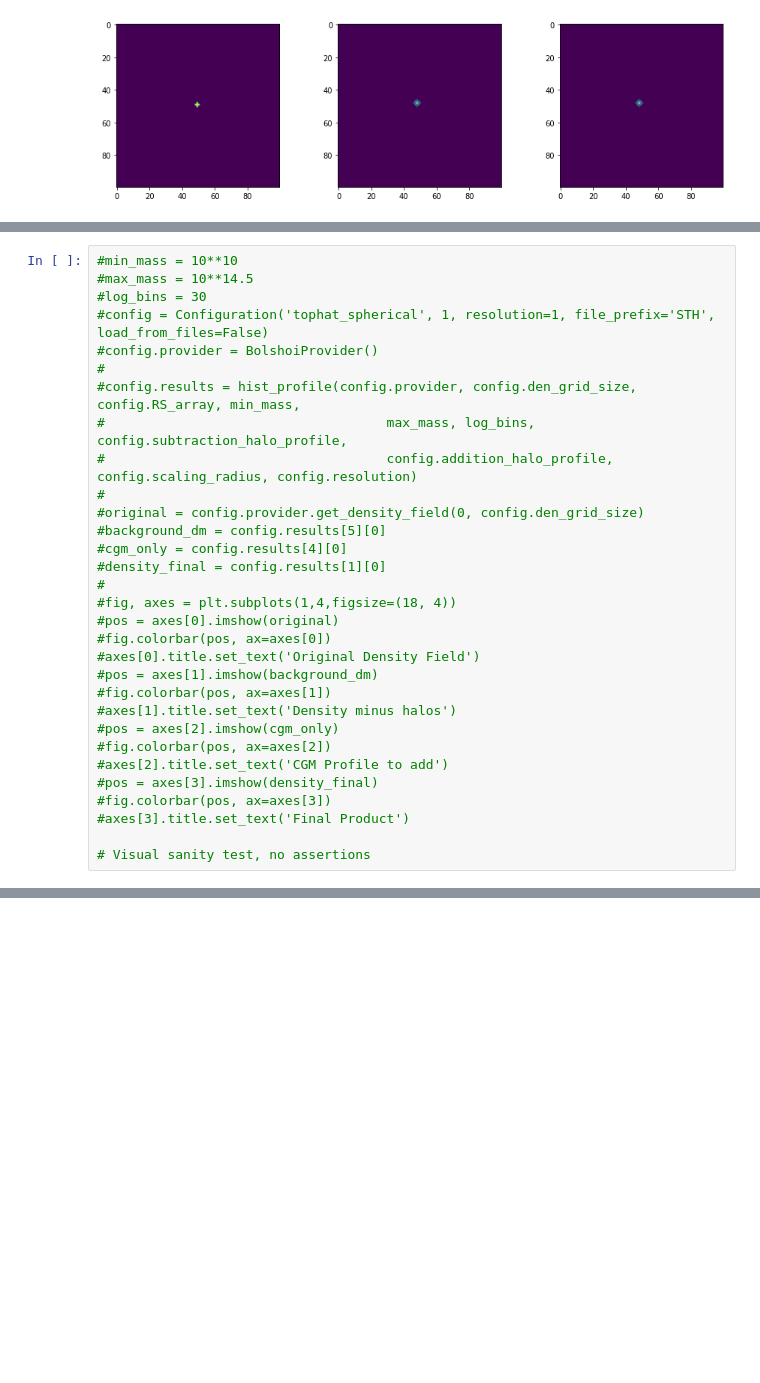
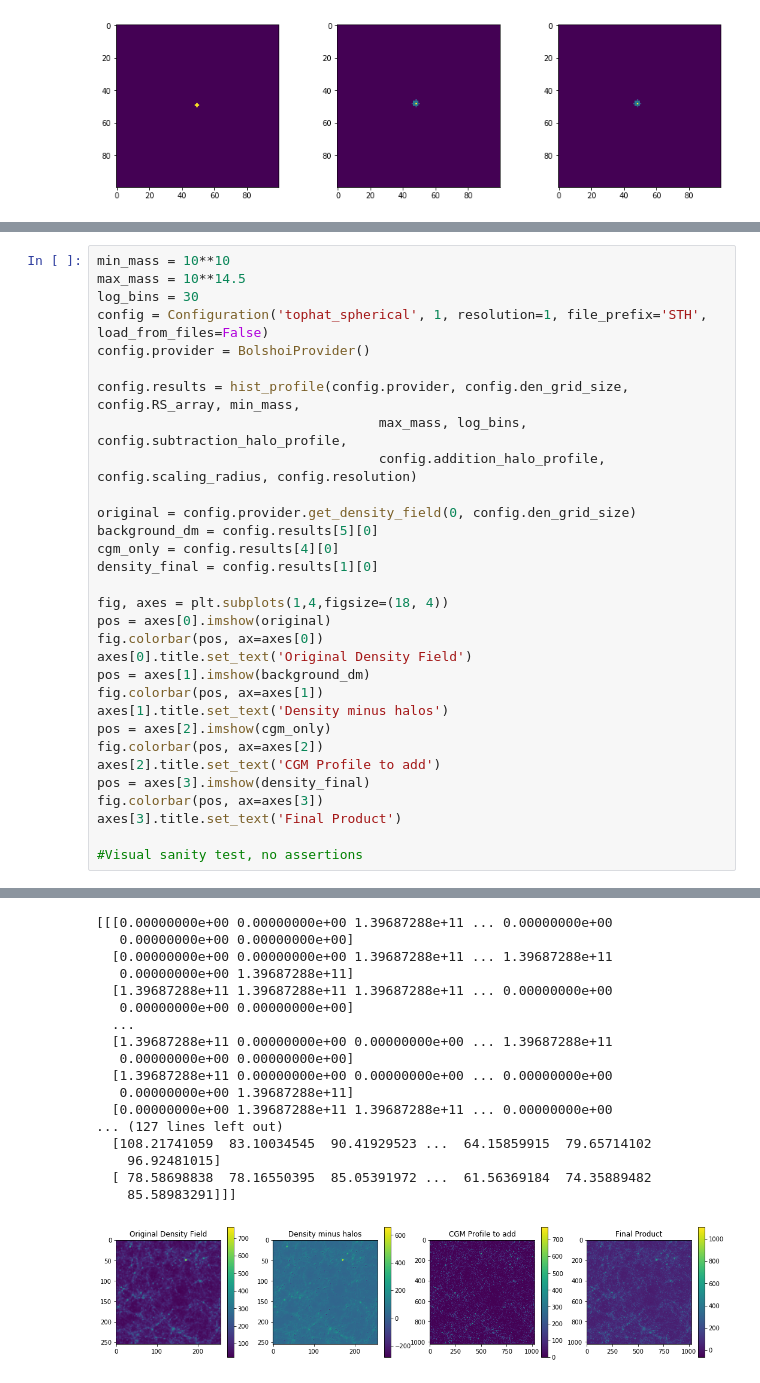
Before and after one commit to ianw89/cgm-brush, a Jupyter notebook: src/tests.ipynb, the cells around one changed output, grey strips where cells are left out. Drawn from its saved outputs; the diff is of its cells as text; blank space fills up the shorter version.

```diff
--- a/src/tests.ipynb
+++ b/src/tests.ipynb
@@ -218,31 +218,32 @@ AssertionError: test failed
 # %%
-#min_mass = 10**10
-#max_mass = 10**14.5
-#log_bins = 30
-#config = Configuration('tophat_spherical', 1, resolution=1, file_prefix='STH', load_from_files=False)
-#config.provider = BolshoiProvider()
-#
-#config.results = hist_profile(config.provider, config.den_grid_size, config.RS_array, min_mass,
-#                                    max_mass, log_bins, config.subtraction_halo_profile,
-#                                    config.addition_halo_profile, config.scaling_radius, config.resolution)
-#
-#original = config.provider.get_density_field(0, config.den_grid_size)
-#background_dm = config.results[5][0]
-#cgm_only = config.results[4][0]
-#density_final = config.results[1][0]
-#
-#fig, axes = plt.subplots(1,4,figsize=(18, 4))
-#pos = axes[0].imshow(original)
-#fig.colorbar(pos, ax=axes[0])
-#axes[0].title.set_text('Original Density Field')
-#pos = axes[1].imshow(background_dm)
-#fig.colorbar(pos, ax=axes[1])
-#axes[1].title.set_text('Density minus halos')
-#pos = axes[2].imshow(cgm_only)
-#fig.colorbar(pos, ax=axes[2])
-#axes[2].title.set_text('CGM Profile to add')
-#pos = axes[3].imshow(density_final)
-#fig.colorbar(pos, ax=axes[3])
-#axes[3].title.set_text('Final Product')
+min_mass = 10**10
+max_mass = 10**14.5
+log_bins = 30
+config = Configuration('tophat_spherical', 1, resolution=1, file_prefix='STH', load_from_files=False)
+config.provider = BolshoiProvider()
 
-# Visual sanity test, no assertions
+config.results = hist_profile(config.provider, config.den_grid_size, config.RS_array, min_mass,
+                                    max_mass, log_bins, config.subtraction_halo_profile,
+                                    config.addition_halo_profile, config.scaling_radius, config.resolution)
+
+original = config.provider.get_density_field(0, config.den_grid_size)
+background_dm = config.results[5][0]
+cgm_only = config.results[4][0]
+density_final = config.results[1][0]
+
+fig, axes = plt.subplots(1,4,figsize=(18, 4))
+pos = axes[0].imshow(original)
+fig.colorbar(pos, ax=axes[0])
+axes[0].title.set_text('Original Density Field')
+pos = axes[1].imshow(background_dm)
+fig.colorbar(pos, ax=axes[1])
+axes[1].title.set_text('Density minus halos')
+pos = axes[2].imshow(cgm_only)
+fig.colorbar(pos, ax=axes[2])
+axes[2].title.set_text('CGM Profile to add')
+pos = axes[3].imshow(density_final)
+fig.colorbar(pos, ax=axes[3])
+axes[3].title.set_text('Final Product')
+
+#Visual sanity test, no assertions
+# %% [output]
@@ -248,0 +252,18 @@ AssertionError: test failed
+[[[0.00000000e+00 0.00000000e+00 1.39687288e+11 ... 0.00000000e+00
+   0.00000000e+00 0.00000000e+00]
+  [0.00000000e+00 0.00000000e+00 1.39687288e+11 ... 1.39687288e+11
+   0.00000000e+00 1.39687288e+11]
+  [1.39687288e+11 1.39687288e+11 1.39687288e+11 ... 0.00000000e+00
+   0.00000000e+00 0.00000000e+00]
+  ...
+  [1.39687288e+11 0.00000000e+00 0.00000000e+00 ... 1.39687288e+11
+   0.00000000e+00 0.00000000e+00]
+  [1.39687288e+11 0.00000000e+00 0.00000000e+00 ... 0.00000000e+00
+   0.00000000e+00 1.39687288e+11]
+  [0.00000000e+00 1.39687288e+11 1.39687288e+11 ... 0.00000000e+00
+... (127 lines left out)
+  [108.21741059  83.10034545  90.41929523 ...  64.15859915  79.65714102
+    96.92481015]
+  [ 78.58698838  78.16550395  85.05391972 ...  61.56369184  74.35889482
+    85.58983291]]]
+[figure, added]
```
Also changed, not shown: parts of 6 cells of this notebook, 1 other file.
